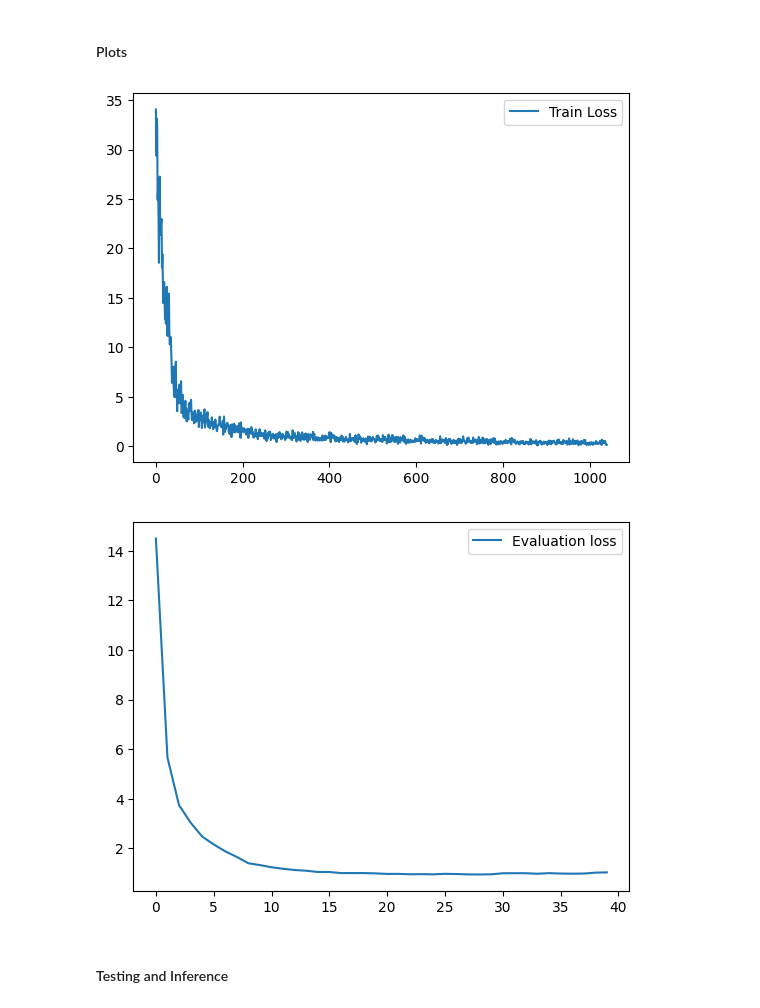
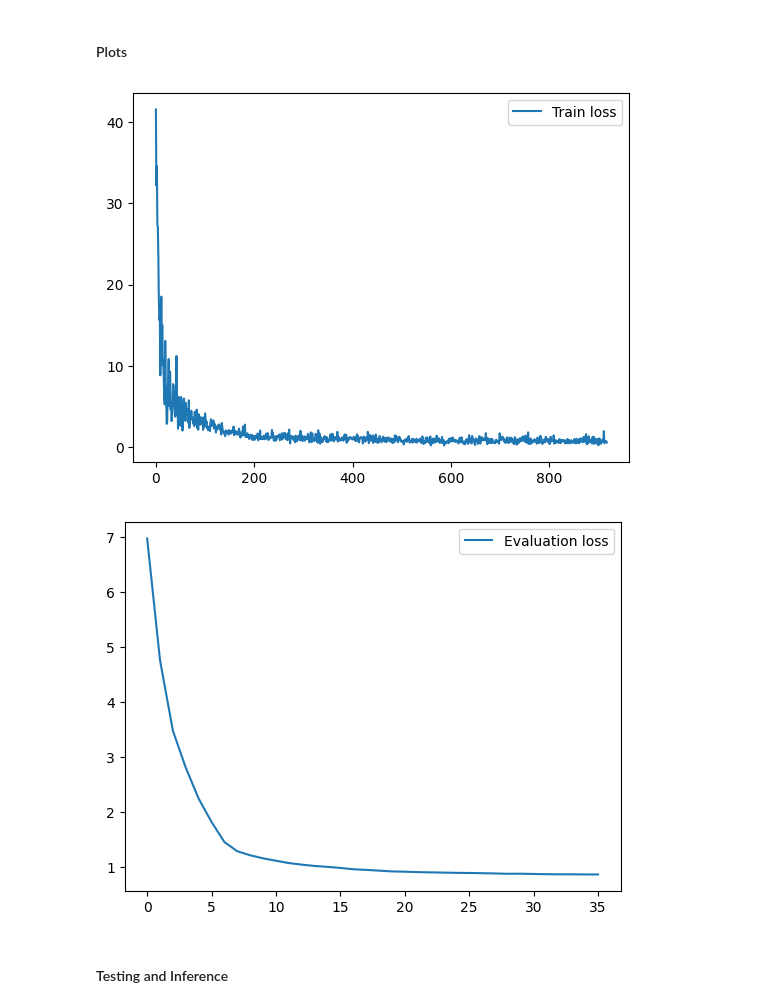
Before and after one commit to Gjergj-01/New_ocr_text_cleaning, a Jupyter notebook: src/mt5-finetuning.ipynb, the cells around one changed output. Saved outputs shown, nothing was run; the diff lists cells and outputs as text; code cells hidden in the pictures.

Commit message:
chunk_function and new training (mt5)

```diff
--- a/src/mt5-finetuning.ipynb
+++ b/src/mt5-finetuning.ipynb
@@ -246,0 +487,10 @@ def eval_model(model, dataset):
+# %%
+training_dataset = DataLoader(training_samples, batch_size=train_batch_size, shuffle=True)
+validation_dataset = DataLoader(val_samples, batch_size=eval_batch_size)
+# %%
+trainer = Trainer(model=model,
+                  optimizer=optimizer,
+                  num_epochs=n_epochs,
+                  scheduler=scheduler)
+# %%
+history = trainer.train(training_dataset, validation_dataset)
@@ -247,6 +589,6 @@ def eval_model(model, dataset):
 # %%
 for epoch_idx in range(n_epochs):
-    data = data_generator(train_dataset, tokenizer, batch_size)
+    data = data_generator(tokenized_train_data, batch_size, shuffle=True)
 
     for batch_idx, (input_batch, label_batch) in tqdm(enumerate(data), total=n_batches):
 
@@ -275,11 +617,11 @@ for epoch_idx in range(n_epochs):
         if (batch_idx + 1) % print_freq == 0:
             #average loss for the last 'print_freq' batches
             avg_loss = np.mean(train_loss[-print_freq:])
-            eval_loss = eval_model(model, eval_dataset)
+            eval_loss = eval_model(model, tokenized_val_data)
             eval_losses.append(eval_loss)
             print('Epoch: {} | Step: {} | Avg. train loss: {:.3f} | Avg. val loss: {:.3f} | lr: {}'.format(
                 epoch_idx+1, batch_idx+1, avg_loss, eval_loss, scheduler.get_last_lr()[0]))
 
-torch.save(model.state_dict(), '../model/new_mt5_finetuned')
+torch.save(model.state_dict(), '../model/mt5_finetuned')
 # %% [output]
 Passing a tuple of `past_key_values` is deprecated and will be removed in Transformers v4.48.0. You should pass an instance of `EncoderDecoderCache` instead, e.g. `past_key_values=EncoderDecoderCache. ...
@@ -331,12 +669,12 @@ def plot(data, label):
     plt.legend()
     plt.show()
 # %%
-plot(train_loss, label='Train loss')
+plot(history['train_loss'], label='Train loss')
 # %% [output]
-[figure, old version]
+[figure, new version]
 # %%
-plot(eval_losses, label='Evaluation loss')
+plot(history['val_loss'], label='Evaluation loss')
 # %% [output]
-[figure, old version]
+[figure, new version]
 # %% [markdown]
 #### Testing and Inference
```
Also changed, not shown: parts of 62 cells of this notebook.
